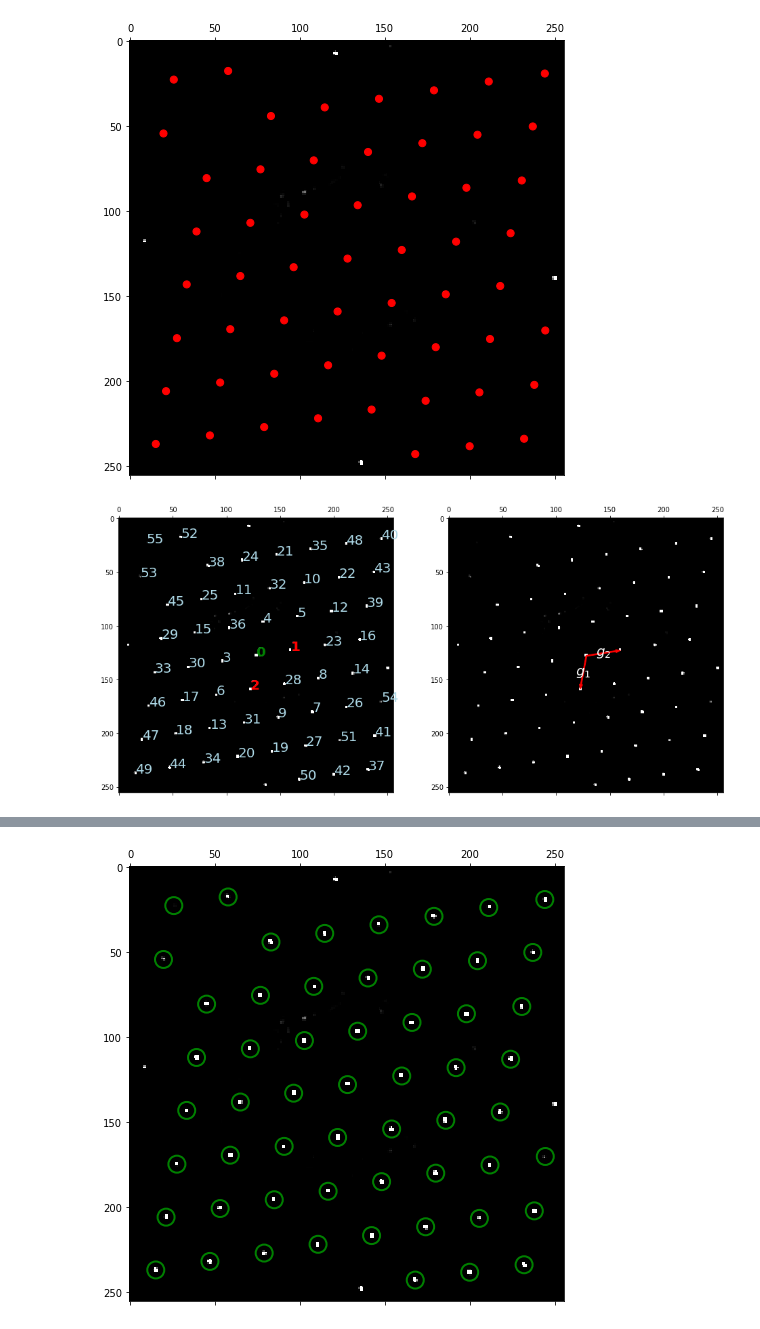
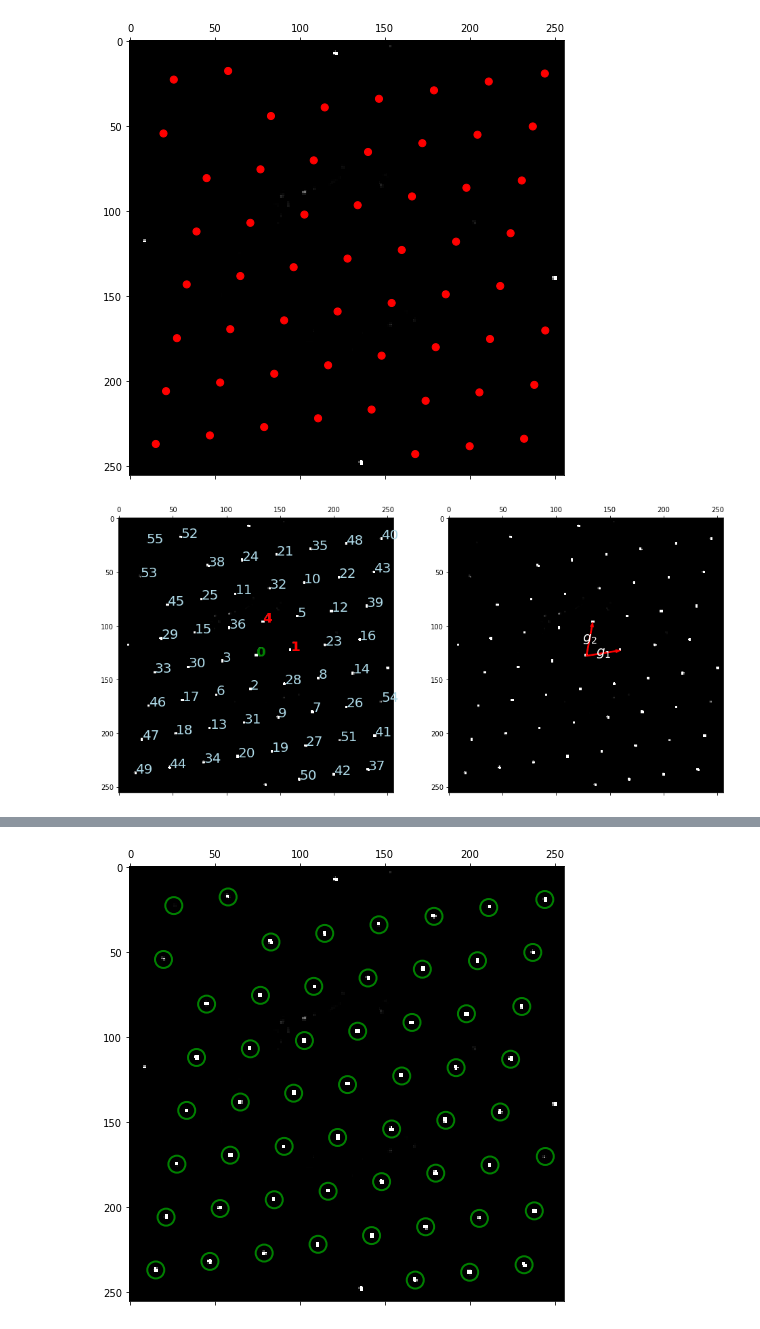
Before and after one commit to py4dstem/py4DSTEM_tutorials, a Jupyter notebook: strain_crystalline/strain_simple_quantum_well.ipynb, the cells around one changed output, grey strips where cells are left out. Saved outputs shown, nothing was run; the diff lists cells and outputs as text; code cells hidden in the pictures.

```diff
--- a/strain_crystalline/strain_simple_quantum_well.ipynb
+++ b/strain_crystalline/strain_simple_quantum_well.ipynb
@@ -432,23 +432,23 @@ py4DSTEM.visualize.show_points(
 # %%
 # Define the lattice, which is composed of:
 #     -center beam index
 #     -beam index which defines g1
 #     -beam index which defines g2
-index_0, index_g1, index_g2 = 0, 2, 1
+index_0, index_g1, index_g2 = 0, 1, 4
 
 # Plot the selected lattice vectors - note they are in order of detected intensity
 g1,g2 = py4DSTEM.visualize.select_lattice_vectors(
     bragg_vector_map,
     figsize=(16,8),
     clipvals='manual',
     min=0,
     max=1e3,
     gx=gx,gy=gy,
     i0=index_0,
     i1=index_g1,
     i2=index_g2)
 # %% [output]
-[figure, old version]
+[figure, new version]
 # %%
 # Get indexing for all peaks, plot the indices overlaid onto the peaks
 h, k, braggdirections = py4DSTEM.process.latticevectors.index_bragg_directions(
```
Also changed, not shown: parts of 3 cells of this notebook.
